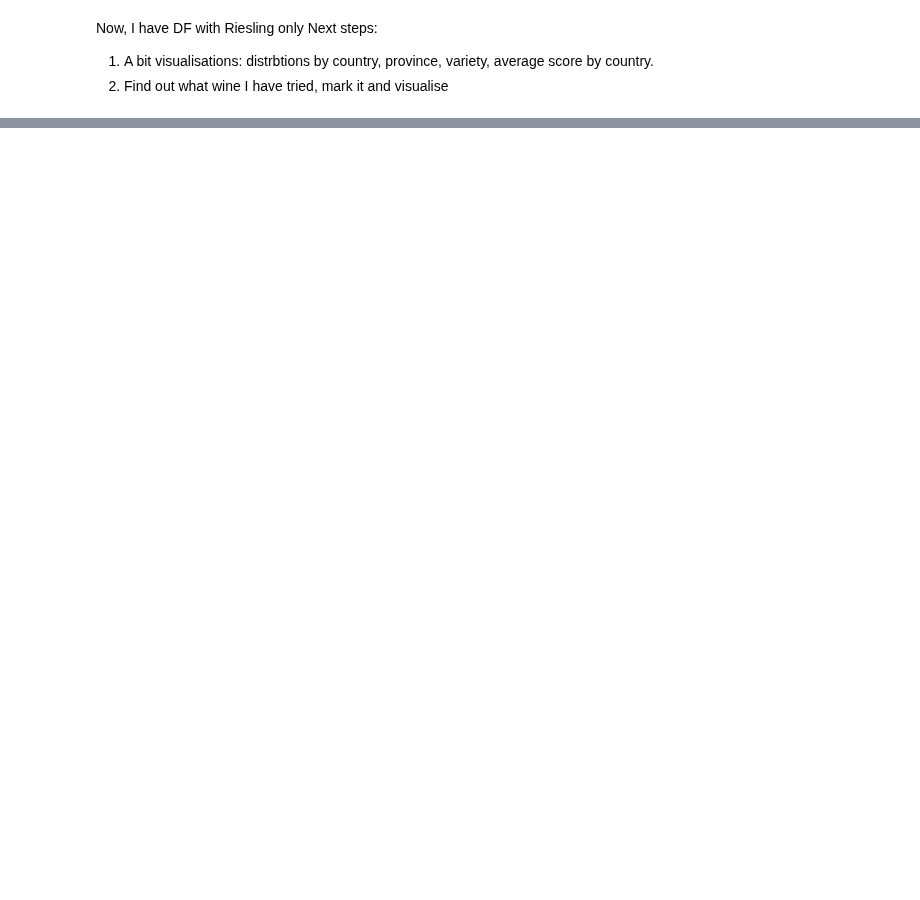
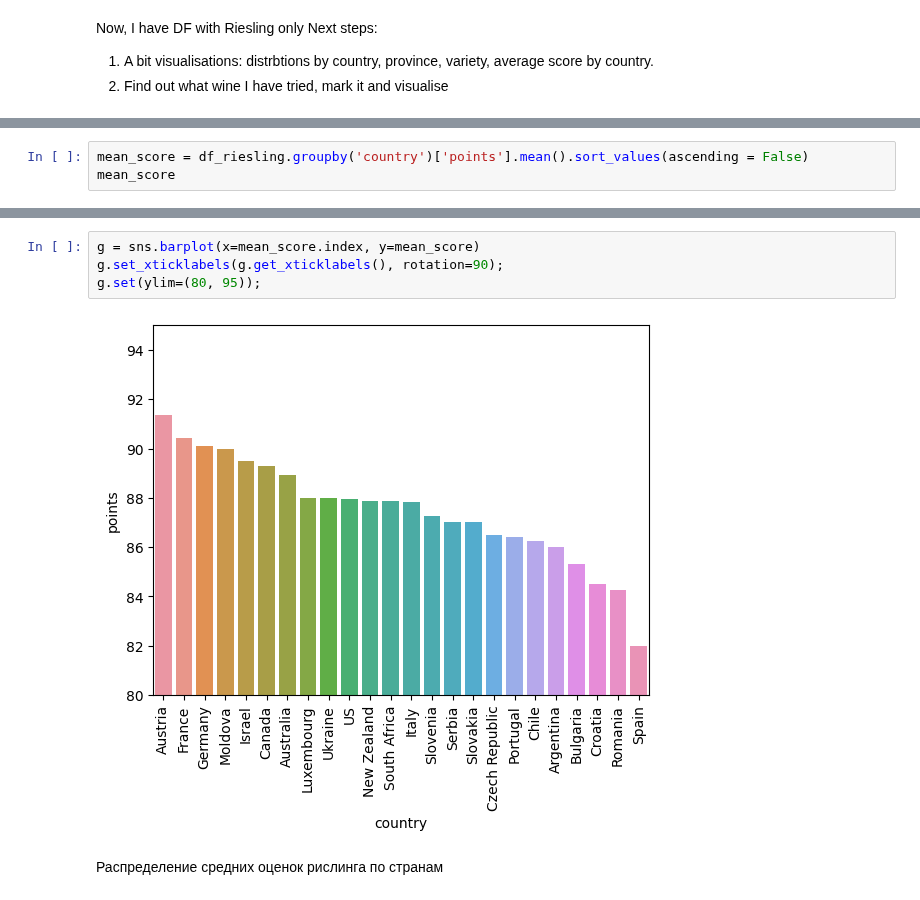
Before and after one commit to anewy/OneNightProjects, a Jupyter notebook: Riesling.ipynb, the cells around one changed output, grey strips where cells are left out. Cells and saved outputs as stored; diff of their text form; blank space fills up the shorter version.

```diff
--- a/Riesling.ipynb
+++ b/Riesling.ipynb
@@ -175,0 +222,3 @@ distrbtions by country, province, variety, average score by country.
+# %%
+mean_score = df_riesling.groupby('country')['points'].mean().sort_values(ascending = False)
+mean_score
@@ -175,0 +243,8 @@ distrbtions by country, province, variety, average score by country.
+# %%
+g = sns.barplot(x=mean_score.index, y=mean_score)
+g.set_xticklabels(g.get_xticklabels(), rotation=90);
+g.set(ylim=(80, 95));
+# %% [output]
+[figure, added]
+# %% [markdown]
+Распределение средних оценок рислинга по странам
```
Also changed, not shown: parts of 19 cells of this notebook.
